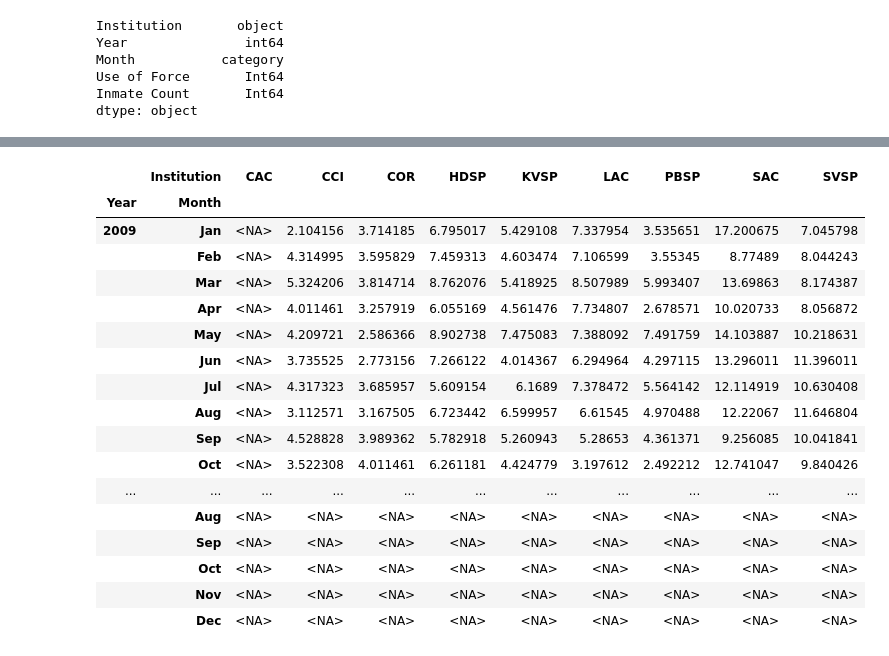
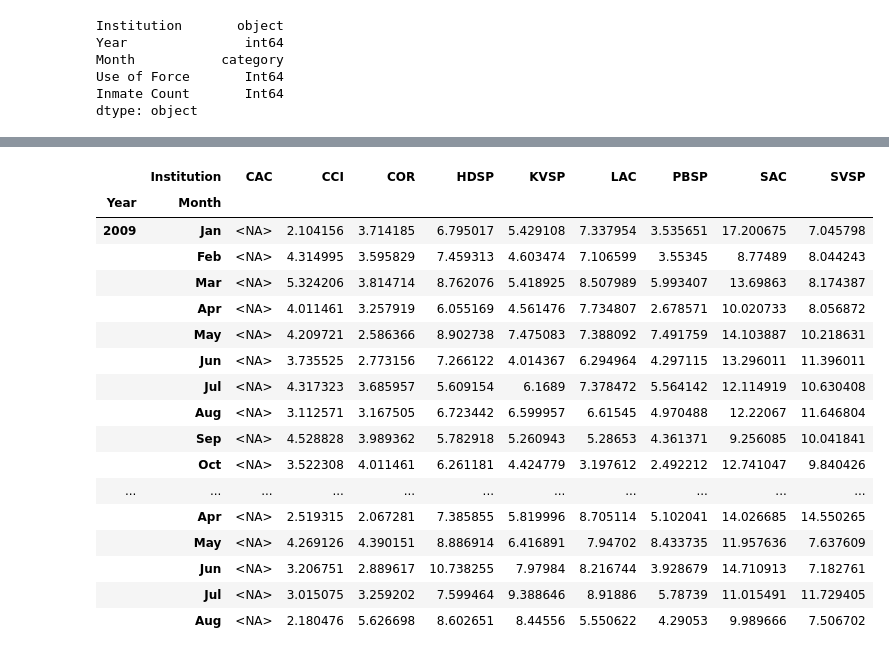
Before and after one commit to jrue/CDCR-Use-Of-Force-2009-2023, a Jupyter notebook: analysis.ipynb, the cells around one changed output, grey strips where cells are left out. Cells and saved outputs as stored; diff of their text form; code cells hidden in the pictures.

```diff
--- a/analysis.ipynb
+++ b/analysis.ipynb
@@ -45,0 +90,7 @@ df_highsecurity.head()
+# %%
+# Remove 2020 Documented Use of Force with zero values
+
+indices_of_repeated_zero_value = df_highsecurity[(df_highsecurity['Value'] == '0') & (df_highsecurity['Year'] == 2020) & (df_highsecurity['Metric Title'] == 'Documented Use of Force')].index
+df_highsecurity.drop(index=indices_of_repeated_zero_value, inplace=True)
+
+df_highsecurity[(df_highsecurity['Year'] == 2020) & (df_highsecurity['Metric Title'] == 'Documented Use of Force')]
@@ -80,2 +150,0 @@ POP
-# %%
-POP.drop_duplicates(inplace=True, ignore_index=True)
@@ -87,2 +150,0 @@ See the caveats in the documentation: https://pandas.pydata.org/pandas-docs/stab
-# %%
-UOF.drop_duplicates(inplace=True, ignore_index=True)
@@ -145,3 +208 @@ df_renamed
-# %%
-df_renamed.drop_duplicates(inplace=True, ignore_index=True)
 # %%
@@ -258,24 +307,24 @@ df_UOF_by_month
 # %%
 df_UOF_by_month_pivot = df_UOF_by_month.pivot(index=['Year','Month'], columns='Institution', values='Rate')
-df_UOF_by_month_pivot
+df_UOF_by_month_pivot.head(20)
 # %% [output]
 |  | Institution | CAC | CCI | COR | HDSP | KVSP | LAC | PBSP | SAC | SVSP |
 | Year | Month |  |  |  |  |  |  |  |  |  |
 | 2009 | Jan | <NA> | 2.104156 | 3.714185 | 6.795017 | 5.429108 | 7.337954 | 3.535651 | 17.200675 | 7.045798 |
 |  | Feb | <NA> | 4.314995 | 3.595829 | 7.459313 | 4.603474 | 7.106599 | 3.55345 | 8.77489 | 8.044243 |
 |  | Mar | <NA> | 5.324206 | 3.814714 | 8.762076 | 5.418925 | 8.507989 | 5.993407 | 13.69863 | 8.174387 |
 |  | Apr | <NA> | 4.011461 | 3.257919 | 6.055169 | 4.561476 | 7.734807 | 2.678571 | 10.020733 | 8.056872 |
 |  | May | <NA> | 4.209721 | 2.586366 | 8.902738 | 7.475083 | 7.388092 | 7.491759 | 14.103887 | 10.218631 |
 |  | Jun | <NA> | 3.735525 | 2.773156 | 7.266122 | 4.014367 | 6.294964 | 4.297115 | 13.296011 | 11.396011 |
 |  | Jul | <NA> | 4.317323 | 3.685957 | 5.609154 | 6.1689 | 7.378472 | 5.564142 | 12.114919 | 10.630408 |
 |  | Aug | <NA> | 3.112571 | 3.167505 | 6.723442 | 6.599957 | 6.61545 | 4.970488 | 12.22067 | 11.646804 |
 |  | Sep | <NA> | 4.528828 | 3.989362 | 5.782918 | 5.260943 | 5.28653 | 4.361371 | 9.256085 | 10.041841 |
 |  | Oct | <NA> | 3.522308 | 4.011461 | 6.261181 | 4.424779 | 3.197612 | 2.492212 | 12.741047 | 9.840426 |
 | ... | ... | ... | ... | ... | ... | ... | ... | ... | ... | ... |
-|  | Aug | <NA> | <NA> | <NA> | <NA> | <NA> | <NA> | <NA> | <NA> | <NA> |
-|  | Sep | <NA> | <NA> | <NA> | <NA> | <NA> | <NA> | <NA> | <NA> | <NA> |
-|  | Oct | <NA> | <NA> | <NA> | <NA> | <NA> | <NA> | <NA> | <NA> | <NA> |
-|  | Nov | <NA> | <NA> | <NA> | <NA> | <NA> | <NA> | <NA> | <NA> | <NA> |
-|  | Dec | <NA> | <NA> | <NA> | <NA> | <NA> | <NA> | <NA> | <NA> | <NA> |
+|  | Apr | <NA> | 2.519315 | 2.067281 | 7.385855 | 5.819996 | 8.705114 | 5.102041 | 14.026685 | 14.550265 |
+|  | May | <NA> | 4.269126 | 4.390151 | 8.886914 | 6.416891 | 7.94702 | 8.433735 | 11.957636 | 7.637609 |
+|  | Jun | <NA> | 3.206751 | 2.889617 | 10.738255 | 7.97984 | 8.216744 | 3.928679 | 14.710913 | 7.182761 |
+|  | Jul | <NA> | 3.015075 | 3.259202 | 7.599464 | 9.388646 | 8.91886 | 5.78739 | 11.015491 | 11.729405 |
+|  | Aug | <NA> | 2.180476 | 5.626698 | 8.602651 | 8.44556 | 5.550622 | 4.29053 | 9.989666 | 7.506702 |
 # %%
 df_UOF_by_month_pivot.plot(figsize=(15,6))
```
Also changed, not shown: parts of 20 cells of this notebook, 8 other files.
